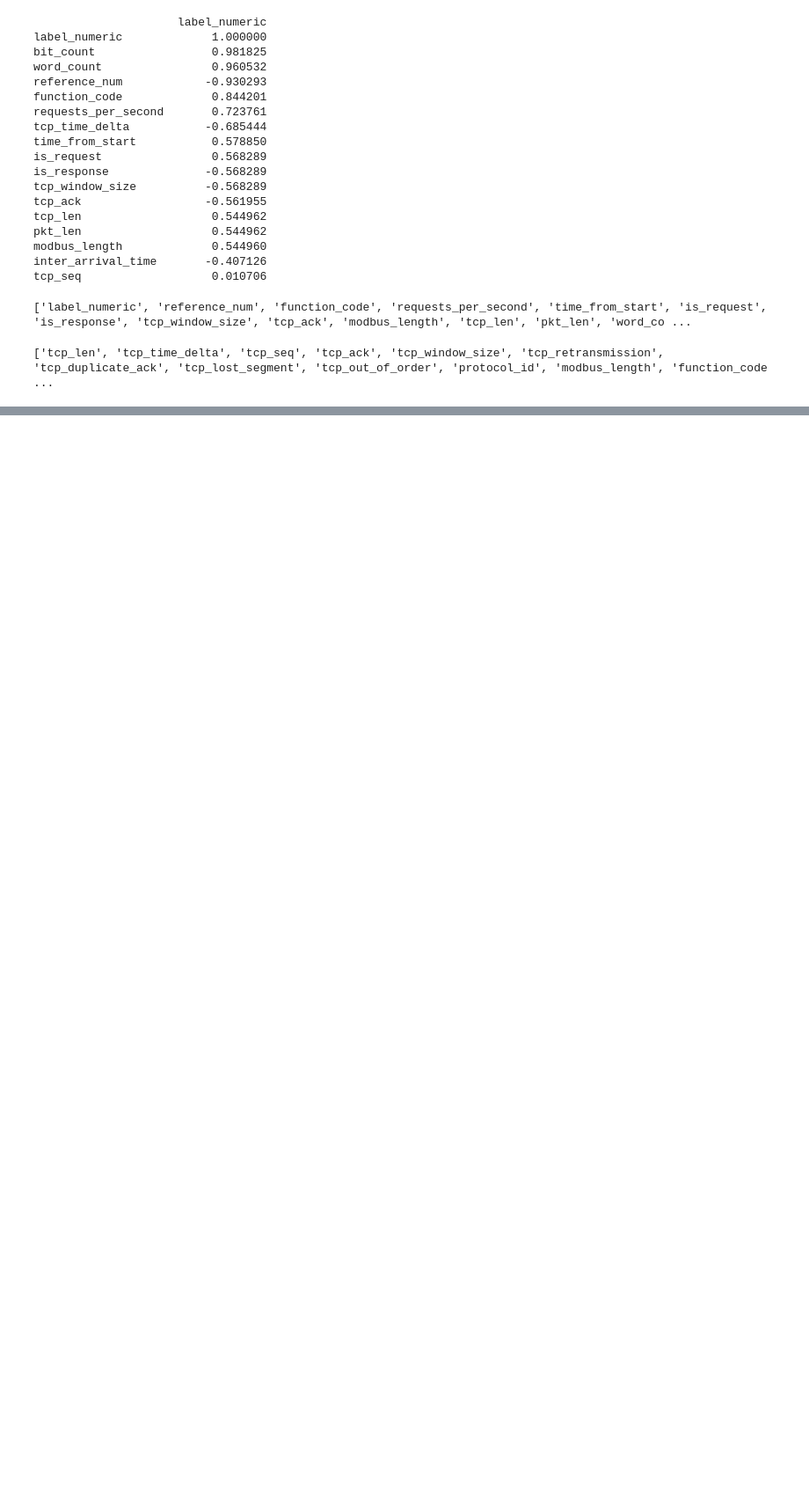
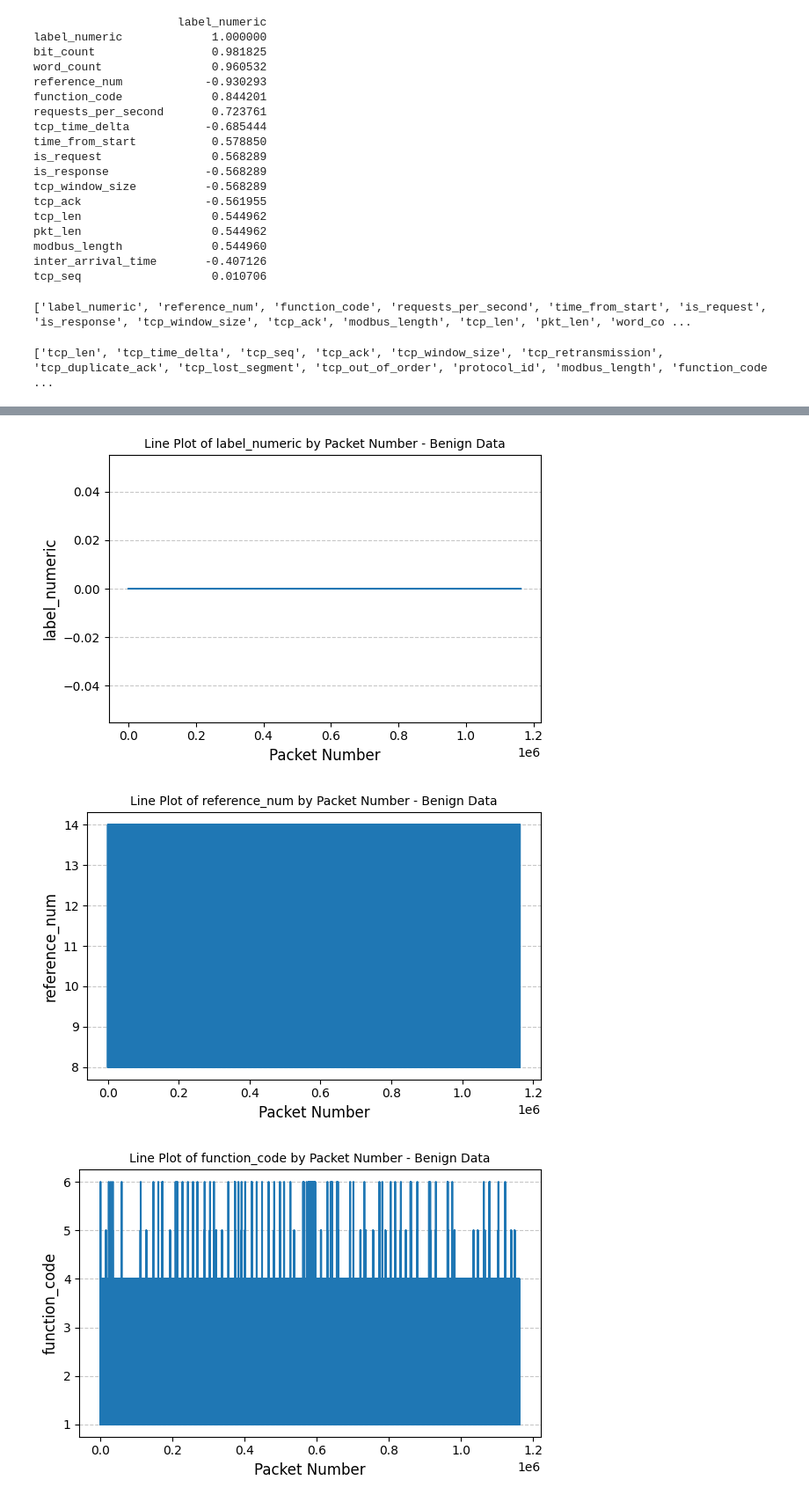
Before and after one commit to living-proof/Foundational-Model-for-Energy-Security, a Jupyter notebook: notebooks/02_analysis/external_attack_analysis.ipynb, the cells around one changed output, grey strips where cells are left out. Shown at 88% size. Saved outputs shown, nothing was run; the diff lists cells and outputs as text; code cells hidden in the pictures; blank space fills up the shorter version.

```diff
--- a/notebooks/02_analysis/external_attack_analysis.ipynb
+++ b/notebooks/02_analysis/external_attack_analysis.ipynb
@@ -237 +237,16 @@ for feature in top_feature_names:
 ... (5 outputs left out)
+# %%
+# Plot line plots for top features in attack data
+for feature in top_feature_names:
+    plt.figure(figsize=(6, 4))
+    sns.lineplot(x=benign_data["packet_number"], y=benign_data[feature]) # Put copy in x-axis to preserve original packet numbers for plotting
+    plt.title(f'Line Plot of {feature} by Packet Number - Benign Data', fontsize=10)
+    plt.xlabel("Packet Number", fontsize=12)
+    plt.ylabel(feature, fontsize=12)
+    plt.grid(axis='y', linestyle='--', alpha=0.7)
+    plt.tight_layout()
+    plt.show()
+# %% [output]
+[figure, added]
+[figure, added]
+[figure, added]
```
Also changed, not shown: parts of 2 cells of this notebook, 3 other files.
